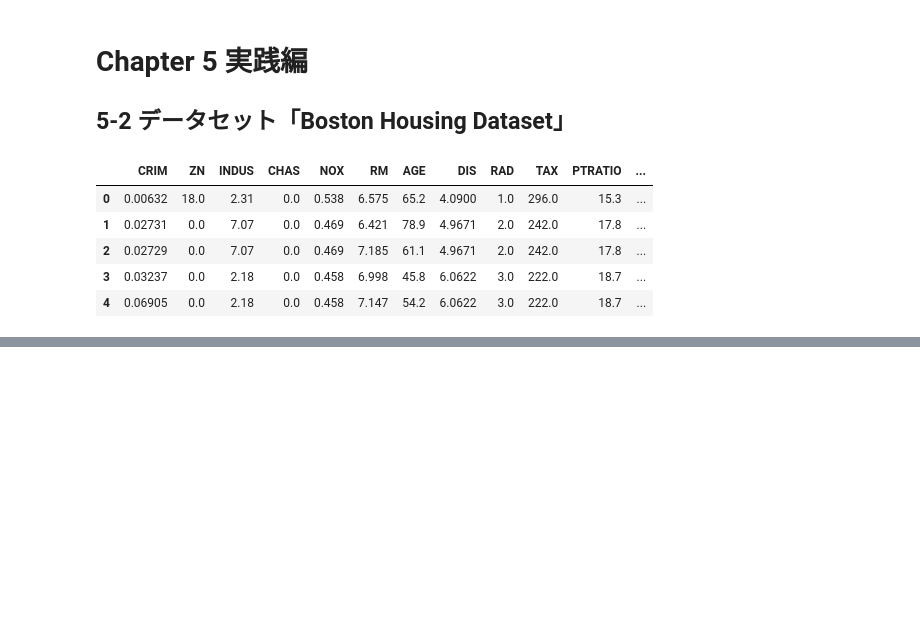
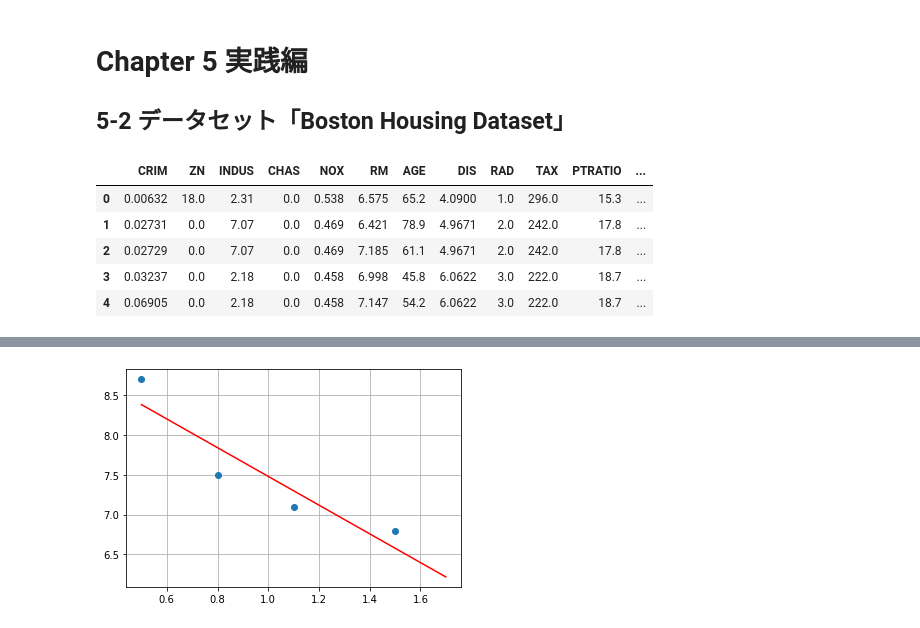
Before and after one commit to nafuka11/AIMathBookPractice, a Jupyter notebook: notebook/chapter5.ipynb, the cells around one changed output, grey strips where cells are left out. Drawn from its saved outputs; the diff is of its cells as text; code cells hidden in the pictures; blank space fills up the shorter version.

```diff
--- a/notebook/chapter5.ipynb
+++ b/notebook/chapter5.ipynb
@@ -27,0 +84,16 @@ df.head()
+# %%
+# 直線のx, yを設定
+x = np.arange(min(distance), 1.8, 0.1)
+y = -1.8037 * x + 9.2836
+
+# y = 1.83037x + 9.2836 をグラフにプロット
+plt.plot(x, y, color="red")
+# 家賃と距離のデータをグラフにプロット
+plt.plot(distance, rent, "o")
+
+# グリッド線を表示
+plt.grid(True)
+# グラフを表示
+plt.show()
+# %% [output]
+[figure, added]
```
Also changed, not shown: parts of 4 cells of this notebook.
